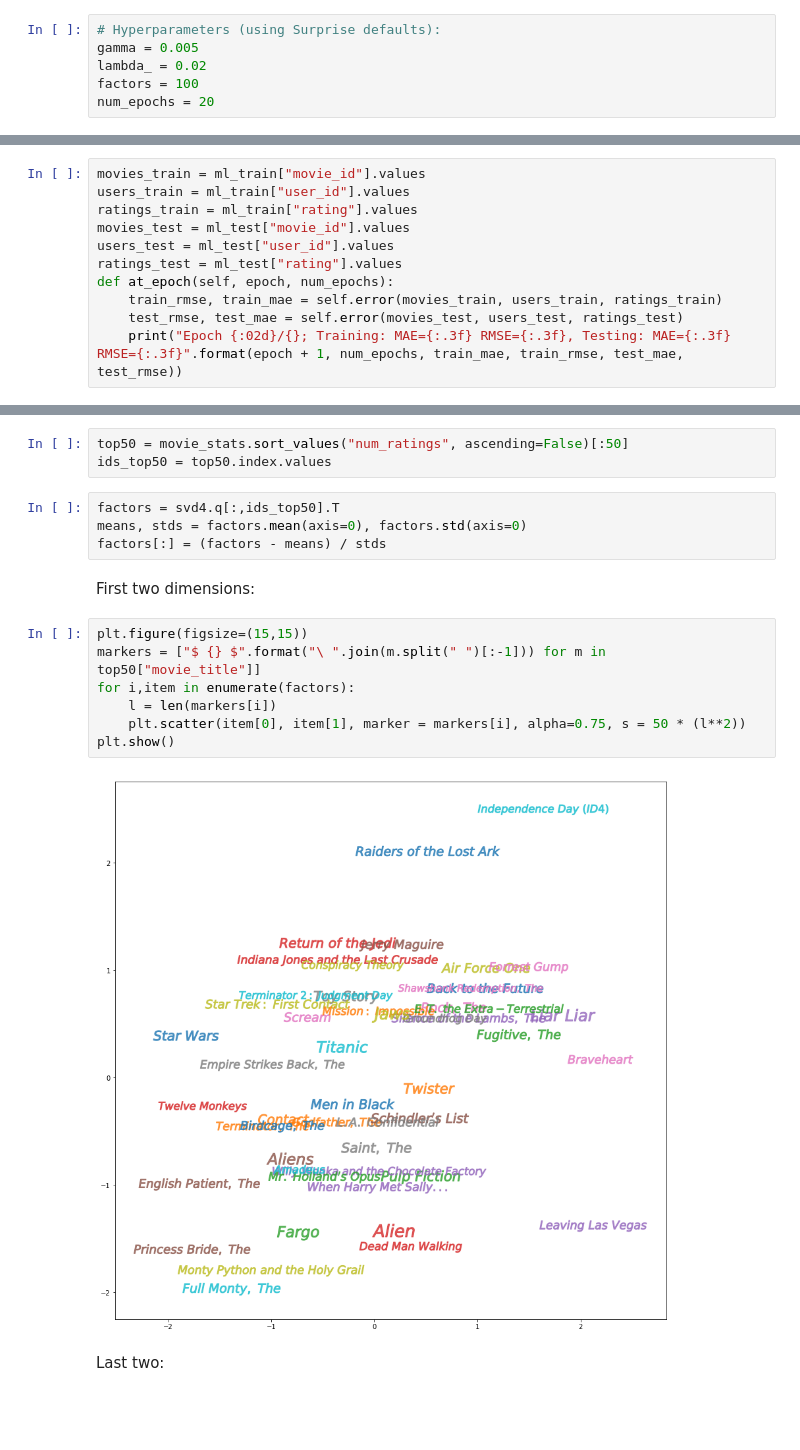
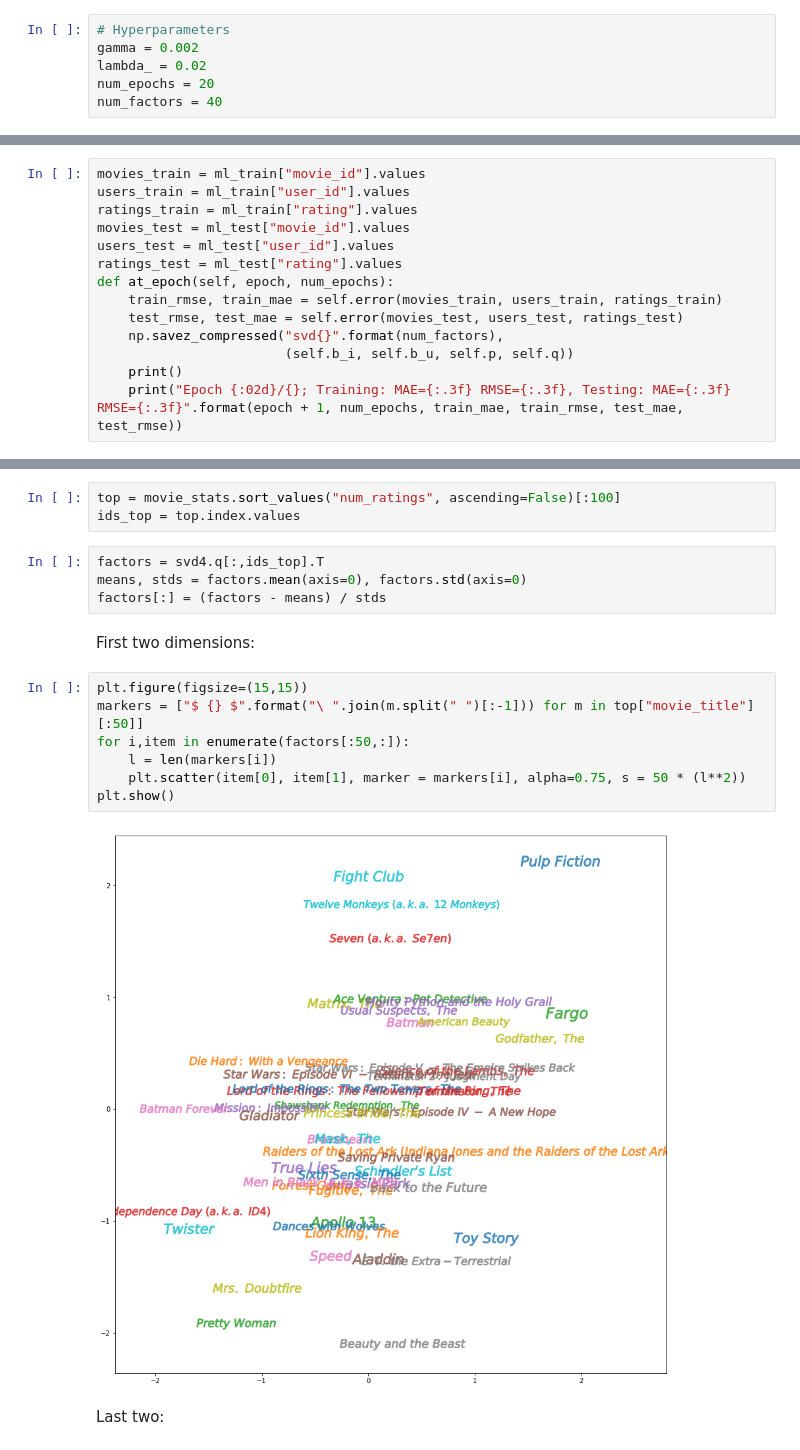
Before and after one commit to Hodapp87/recommender-examples, a Jupyter notebook: Recommender Systems.ipynb, the cells around one changed output, grey strips where cells are left out. Drawn from its saved outputs; the diff is of its cells as text; blank space fills up the shorter version.

```diff
--- a/Recommender Systems.ipynb
+++ b/Recommender Systems.ipynb
@@ -796,11 +853,11 @@ The code below is a direct implementation of this by simply iteratively applying
 # %% [markdown]
 ## Implementation
 # %%
-# Hyperparameters (using Surprise defaults):
-gamma = 0.005
+# Hyperparameters
+gamma = 0.002
 lambda_ = 0.02
-factors = 100
 num_epochs = 20
+num_factors = 40
 # %%
 class SVDModel(object):
     def __init__(self, num_items, num_users, mean,
@@ -888,5 +962,8 @@ ratings_test = ml_test["rating"].values
 def at_epoch(self, epoch, num_epochs):
     train_rmse, train_mae = self.error(movies_train, users_train, ratings_train)
     test_rmse, test_mae = self.error(movies_test, users_test, ratings_test)
+    np.savez_compressed("svd{}".format(num_factors),
+                        (self.b_i, self.b_u, self.p, self.q))
+    print()
     print("Epoch {:02d}/{}; Training: MAE={:.3f} RMSE={:.3f}, Testing: MAE={:.3f} RMSE={:.3f}".format(epoch + 1, num_epochs, train_mae, train_rmse, test_mae, test_rmse))
 # %%
@@ -949,21 +1020,21 @@ To limit the data, we can use just the top 50 movies (by number of ratings):
 # %%
-top50 = movie_stats.sort_values("num_ratings", ascending=False)[:50]
-ids_top50 = top50.index.values
+top = movie_stats.sort_values("num_ratings", ascending=False)[:100]
+ids_top = top.index.values
 # %%
-factors = svd4.q[:,ids_top50].T
+factors = svd4.q[:,ids_top].T
 means, stds = factors.mean(axis=0), factors.std(axis=0)
 factors[:] = (factors - means) / stds
 # %% [markdown]
 First two dimensions:
 # %%
 plt.figure(figsize=(15,15))
-markers = ["$ {} $".format("\ ".join(m.split(" ")[:-1])) for m in top50["movie_title"]]
-for i,item in enumerate(factors):
+markers = ["$ {} $".format("\ ".join(m.split(" ")[:-1])) for m in top["movie_title"][:50]]
+for i,item in enumerate(factors[:50,:]):
     l = len(markers[i])
     plt.scatter(item[0], item[1], marker = markers[i], alpha=0.75, s = 50 * (l**2))
 plt.show()
 # %% [output]
-[figure, old version]
+[figure, new version]
 # %% [markdown]
 Last two:
 # %%
```
Also changed, not shown: parts of 86 cells of this notebook.
